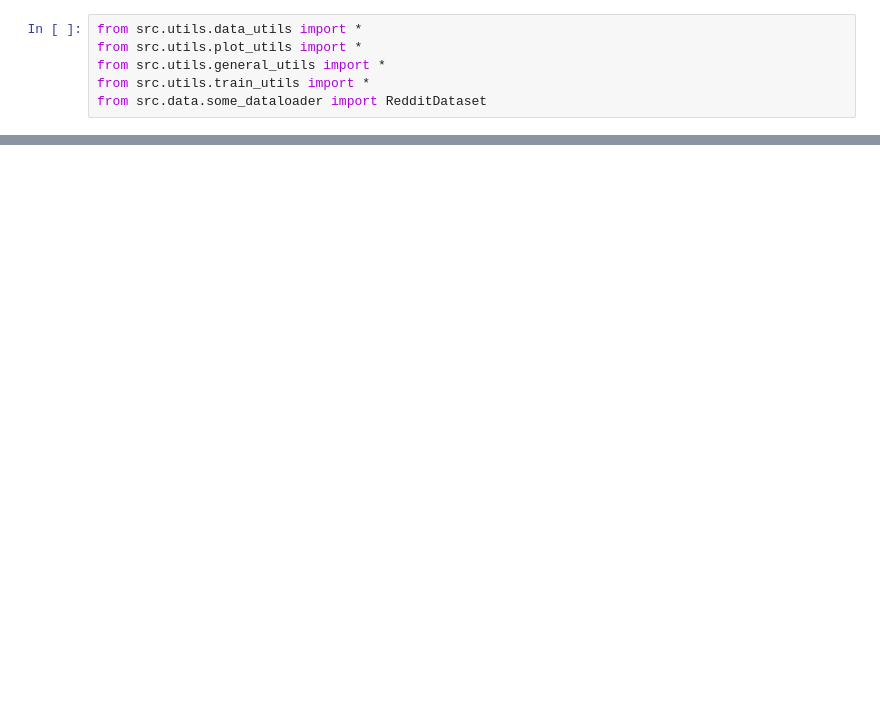
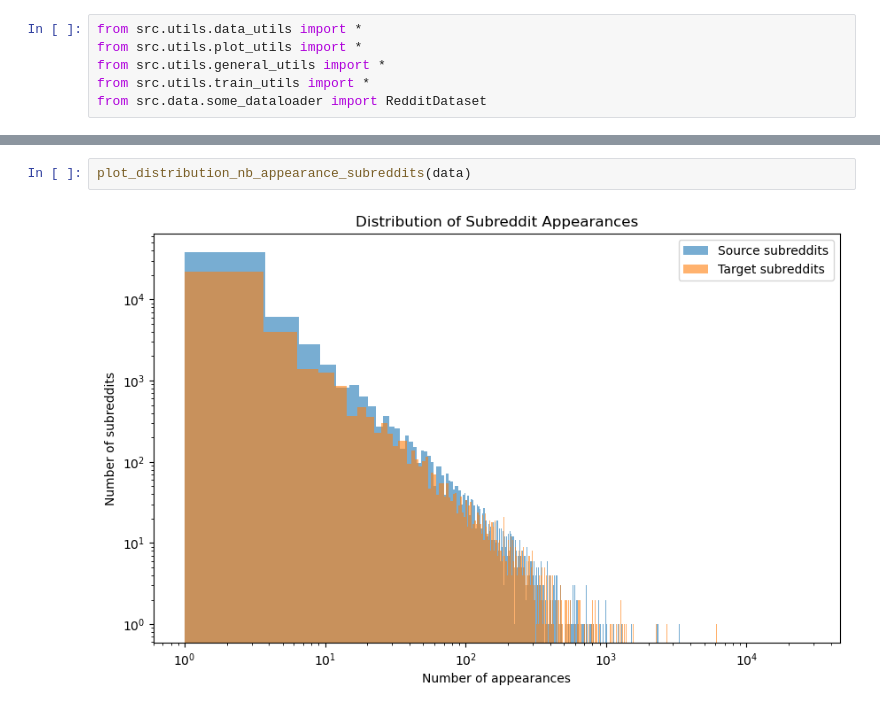
Before and after one commit to epfl-ada/ada-2025-project-othertagada, a Jupyter notebook: results.ipynb, the cells around one changed output, grey strips where cells are left out. Drawn from its saved outputs; the diff is of its cells as text; blank space fills up the shorter version.

```diff
--- a/results.ipynb
+++ b/results.ipynb
@@ -15,2 +18,6 @@ title = dataset.data_title
+# %%
+plot_distribution_nb_appearance_subreddits(data)
+# %% [output]
+[figure, added]
 # %%
 plot_sorted_subreddits(
```
Also changed, not shown: parts of 16 cells of this notebook, 3 other files.
